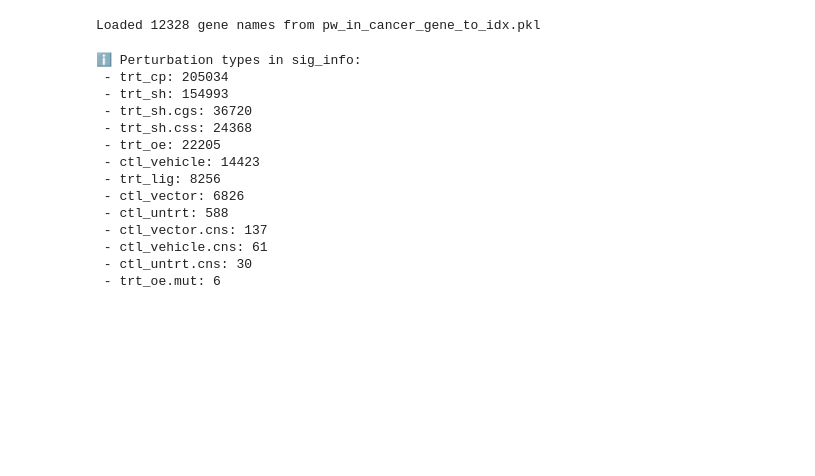
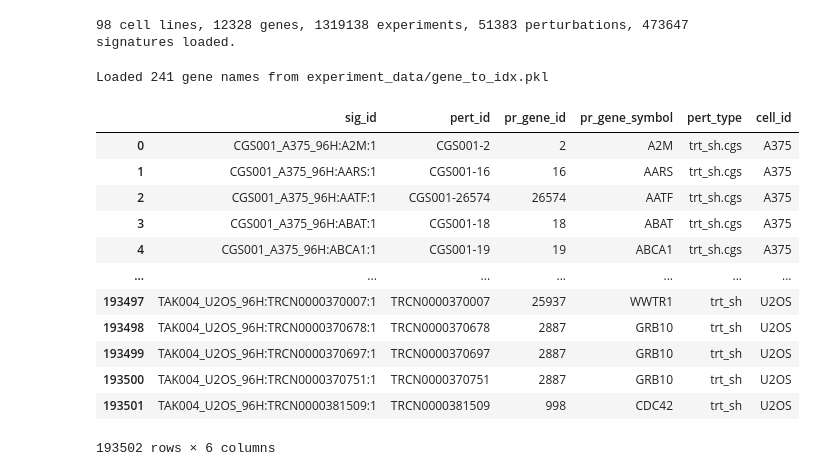
Before and after one commit to joh-dah/source_detection_in_grns, a Jupyter notebook: pathway_experiment/4_find_relevant_sig_ids.ipynb, the cells around one changed output. Drawn from its saved outputs; the diff is of its cells as text; code cells hidden in the pictures; blank space fills up the shorter version.

```diff
--- a/pathway_experiment/4_find_relevant_sig_ids.ipynb
+++ b/pathway_experiment/4_find_relevant_sig_ids.ipynb
@@ -1,8 +9,13 @@
 # %%
 import pandas as pd
+from pathlib import Path
 parent_dir = "data_phase1"
 df_cell_info = pd.read_csv(f'{parent_dir}/cell_info.txt', sep='\t')     # Metadata for cell lines (the samples of the data matrices)
 df_gene_info = pd.read_csv(f'{parent_dir}/gene_info.txt', sep='\t')     # Metadata for genes (the features of the data matrices)
 df_inst_info = pd.read_csv(f'{parent_dir}/inst_info.txt', sep='\t')     # Metadata for L1000 experiments (the data matrices)
 df_pert_info = pd.read_csv(f'{parent_dir}/pert_info.txt', sep='\t')     # Metadata for perturbations applied in L1000 experiments
 df_sig_info = pd.read_csv(f'{parent_dir}/sig_info.txt', sep='\t')       # Metadata for level 5 profiles
+
+print(f"{len(df_cell_info)} cell lines, {len(df_gene_info)} genes, {len(df_inst_info)} experiments, {len(df_pert_info)} perturbations, {len(df_sig_info)} signatures loaded.")
+# %% [output]
+98 cell lines, 12328 genes, 1319138 experiments, 51383 perturbations, 473647 signatures loaded.
@@ -9,39 +24,35 @@ df_sig_info = pd.read_csv(f'{parent_dir}/sig_info.txt', sep='\t')       # Metada
 # %%
 # load pw_in_cancer_gene_to_idx.pkl to get all gene names in the pathway
 import pickle
-with open('pw_in_cancer_gene_to_idx.pkl', 'rb') as f:
+with open(f'{experiment_data_dir}/gene_to_idx.pkl', 'rb') as f:
     gene_to_idx = pickle.load(f)
 gene_names = list(gene_to_idx.keys())
-print(f"Loaded {len(gene_names)} gene names from pw_in_cancer_gene_to_idx.pkl")
+print(f"Loaded {len(gene_names)} gene names from {experiment_data_dir}/gene_to_idx.pkl")
 
 # sanity check: make sure all gene names are in df_gene_info
 for gene in gene_names:
     assert gene in df_gene_info['pr_gene_symbol'].values, f"Gene {gene} not found in df_gene_info"
 # %% [output]
-Loaded 12328 gene names from pw_in_cancer_gene_to_idx.pkl
+Loaded 241 gene names from experiment_data/gene_to_idx.pkl
-# %%
-# get value counts for pert_type in df_sig_info
-pert_type_counts = df_sig_info['pert_type'].value_counts()
-print("ℹ️ Perturbation types in sig_info:")
-for pert_type, count in pert_type_counts.items():
-    print(f" - {pert_type}: {count}")
-# %% [output]
-ℹ️ Perturbation types in sig_info:
- - trt_cp: 205034
- - trt_sh: 154993
- - trt_sh.cgs: 36720
- - trt_sh.css: 24368
- - trt_oe: 22205
- - ctl_vehicle: 14423
- - trt_lig: 8256
- - ctl_vector: 6826
- - ctl_untrt: 588
- - ctl_vector.cns: 137
- - ctl_vehicle.cns: 61
- - ctl_untrt.cns: 30
- - trt_oe.mut: 6
 # %%
 
-df_perturbed_genes = df_sig_info.merge(df_gene_info, left_on='pert_iname', right_on='pr_gene_symbol', how='inner')
+df_sig_with_gene_info = df_sig_info.merge(df_gene_info, left_on='pert_iname', right_on='pr_gene_symbol', how='inner')
+# select columns sig_id, pert_id, pr_gene_id, pr_gene_symbol, pert_type, cell_id
+df_sig_with_gene_info = df_sig_with_gene_info[['sig_id', 'pert_id', 'pr_gene_id', 'pr_gene_symbol', 'pert_type', 'cell_id']]
+df_sig_with_gene_info
+# %% [output]
+|  | sig_id | pert_id | pr_gene_id | pr_gene_symbol | pert_type | cell_id |
+| 0 | CGS001_A375_96H:A2M:1 | CGS001-2 | 2 | A2M | trt_sh.cgs | A375 |
+| 1 | CGS001_A375_96H:AARS:1 | CGS001-16 | 16 | AARS | trt_sh.cgs | A375 |
+| 2 | CGS001_A375_96H:AATF:1 | CGS001-26574 | 26574 | AATF | trt_sh.cgs | A375 |
+| 3 | CGS001_A375_96H:ABAT:1 | CGS001-18 | 18 | ABAT | trt_sh.cgs | A375 |
+| 4 | CGS001_A375_96H:ABCA1:1 | CGS001-19 | 19 | ABCA1 | trt_sh.cgs | A375 |
+| ... | ... | ... | ... | ... | ... | ... |
+| 193497 | TAK004_U2OS_96H:TRCN0000370007:1 | TRCN0000370007 | 25937 | WWTR1 | trt_sh | U2OS |
+| 193498 | TAK004_U2OS_96H:TRCN0000370678:1 | TRCN0000370678 | 2887 | GRB10 | trt_sh | U2OS |
+| 193499 | TAK004_U2OS_96H:TRCN0000370697:1 | TRCN0000370697 | 2887 | GRB10 | trt_sh | U2OS |
+| 193500 | TAK004_U2OS_96H:TRCN0000370751:1 | TRCN0000370751 | 2887 | GRB10 | trt_sh | U2OS |
+| 193501 | TAK004_U2OS_96H:TRCN0000381509:1 | TRCN0000381509 | 998 | CDC42 | trt_sh | U2OS |
+193502 rows × 6 columns
 # %%
 # filter df_perturbed_genes to only include rows where pr_gene_symbol is in the list of gene symbols in the graph G
```
Also changed, not shown: parts of 8 cells of this notebook, 4 other files.
